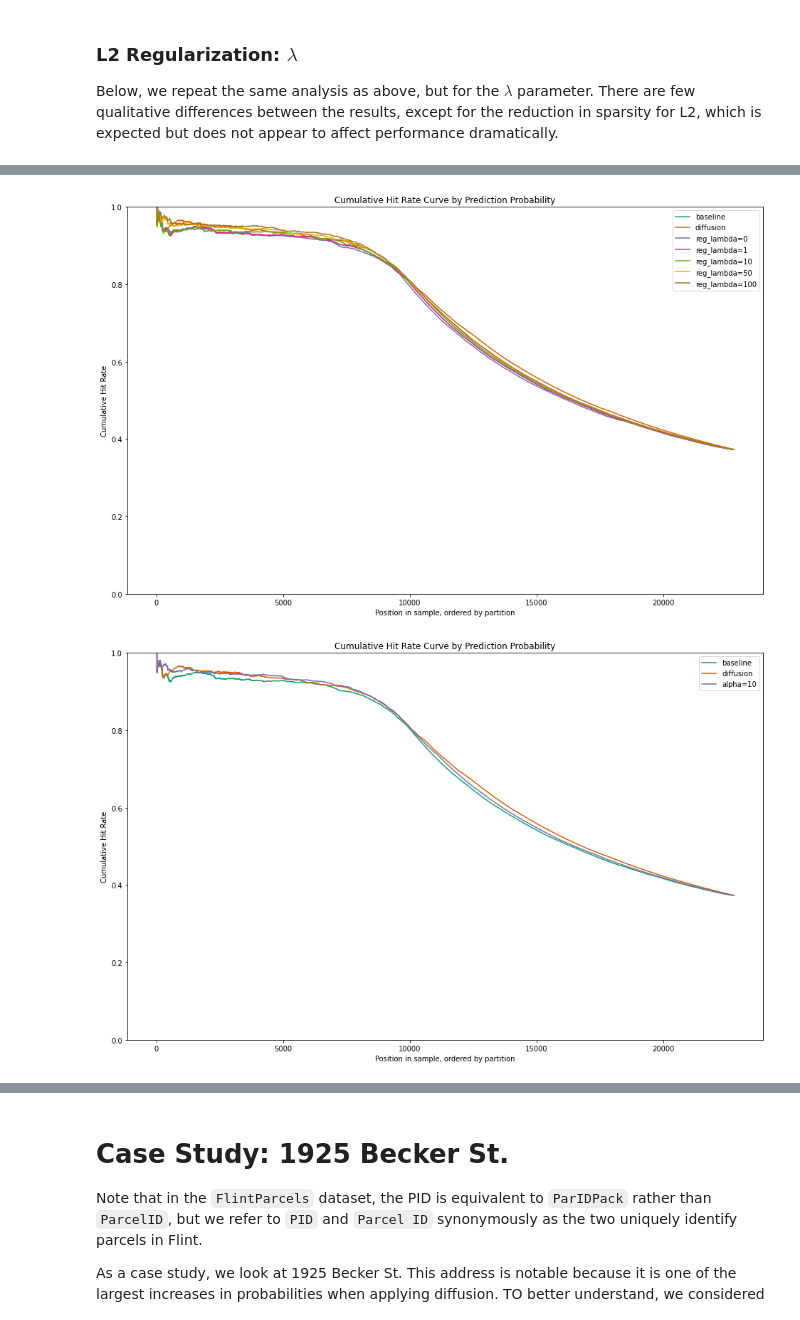
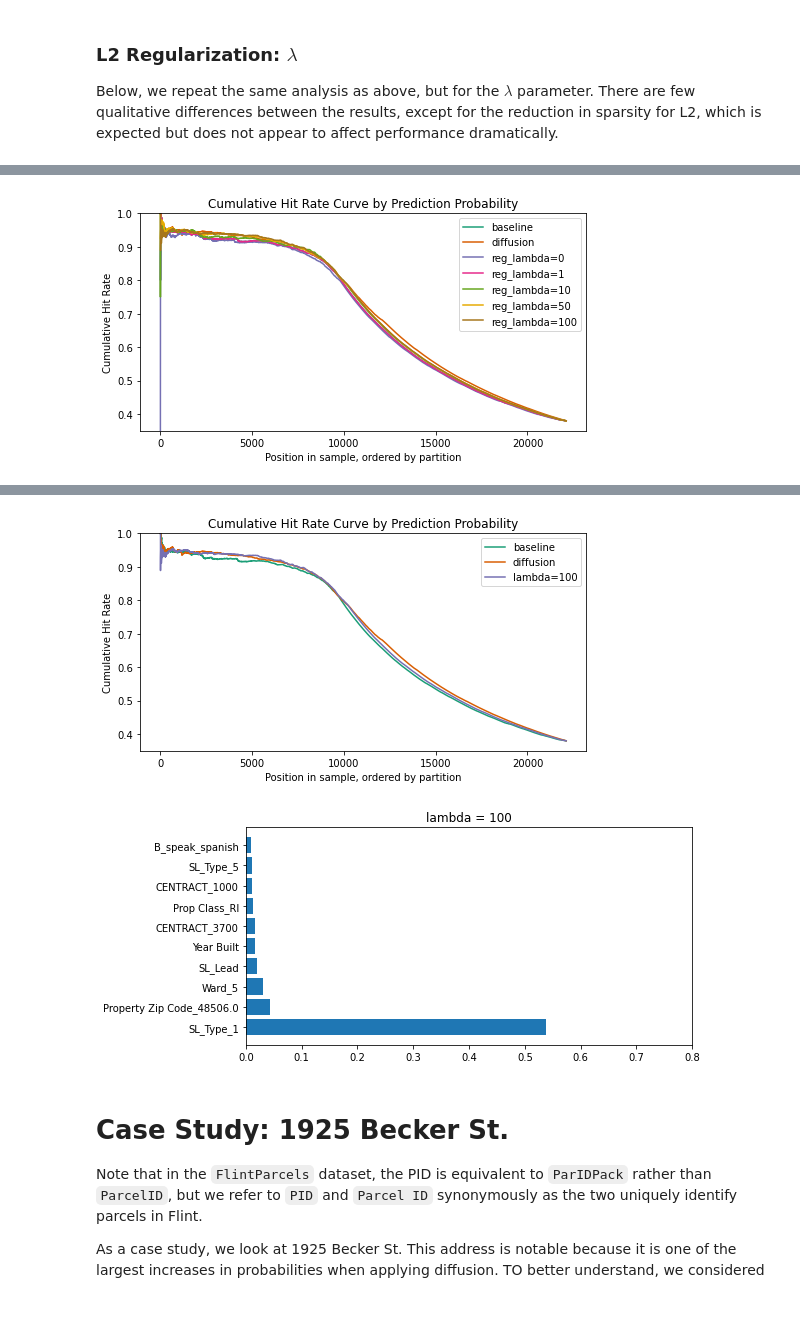
Before and after one commit to mcembalest/teamBlueConduit, a Jupyter notebook: notebooks/Explore_Diffusion_Results.ipynb, the cells around one changed output, grey strips where cells are left out. Cells and saved outputs as stored; diff of their text form; code cells hidden in the pictures.

```diff
--- a/notebooks/Explore_Diffusion_Results.ipynb
+++ b/notebooks/Explore_Diffusion_Results.ipynb
@@ -605,5 +632,8 @@ hexagons = partitions_builder.Partition(partition_type='hexagon', num_cells_acro
 # %%
-result_dict  = select_data(Xdata,
+alpha_results = []
+ytests = []
+for split in [0,1,2]:
+  result_dict  = select_data(Xdata,
                             Ydata,
                             location,
                             train_pid,
@@ -615,5 +645,7 @@ result_dict  = select_data(Xdata,
                             n_hexagons=hex_size,
                             split=split,
                             generate_hexagons=False)
-
-baseline_pred = test_pred_all[f'ts_{train_size}'][f'res_{hex_size}'][split]
+  baseline_pred = test_pred_all[f'ts_{train_size}'][f'res_{hex_size}'][split]
+  xgb_results = gen_reg_params('reg_alpha', result_dict)
+  alpha_results.append(xgb_results)
+  ytests.append(result_dict['Ytest'])
@@ -677,3 +703,26 @@ plot_feature_importances('reg_alpha', result_dict, n=10, figsize=(8,20))
 ### L2 Regularization: $\lambda$
 
 Below, we repeat the same analysis as above, but for the $\lambda$ parameter. There are few qualitative differences between the results, except for the reduction in sparsity for L2, which is expected but does not appear to affect performance dramatically.
+# %%
+lambda_results = []
+for split in [0,1,2]:
+  result_dict  = select_data(Xdata,
+                            Ydata,
+                            location,
+                            train_pid,
+                            test_pid,
+                            train_pred_diff,
+                            test_pred_diff,
+                            partitions_builder,
+                            train_size=train_size,
+                            n_hexagons=hex_size,
+                            split=split,
+                            generate_hexagons=False)
+  baseline_pred = test_pred_all[f'ts_{train_size}'][f'res_{hex_size}'][split]
+  xgb_results = gen_reg_params('reg_lambda', result_dict)
+  lambda_results.append(xgb_results)
+
+## Extract and report best results by logloss
+for i, lam in enumerate([0, 1, 10, 50, 100]):
+  lls = [log_loss(ytests[j], s[i]) for j, s in enumerate(lambda_results)]
+  print(f"Lambda: {lam} -- Log Loss: {np.array(lls).mean():0.3f}")
@@ -680,10 +735,6 @@ Below, we repeat the same analysis as above, but for the $\lambda$ parameter. Th
 # %%
 xgb_results = gen_reg_params('reg_lambda', result_dict)
 plot_hit_rate_curve(result_dict['Ytest'], [baseline_pred, result_dict['test_pred']]+xgb_results, labels=['baseline', 'diffusion']+[f'reg_lambda={s}' for s in [0, 1, 10, 50, 100]], plot_probs=False, mode='partition',
-                    threshold_init=0.9, parcel_df=hexagons.parcel_gdf, pid_list=result_dict['test_pid'], figsize=(16,10))
-plot_hit_rate_curve(result_dict['Ytest'], [baseline_pred, result_dict['test_pred'], xgb_results[-1]], labels=['baseline', 'diffusion', 'alpha=100'], plot_probs=False, mode='partition',
-                    threshold_init=0.9, parcel_df=hexagons.parcel_gdf, pid_list=result_dict['test_pid'], figsize=(16,10))
-plot_feature_importances('reg_lambda', result_dict, n=10, figsize=(8,20))
+                    threshold_init=0.9, parcel_df=hexagons.parcel_gdf, pid_list=result_dict['test_pid'], figsize=(8,4), min_hit_rate=0.35)
 # %% [output]
-[figure, old version]
+[figure, new version]
-[figure, removed]
@@ -691,3 +741,12 @@ plot_feature_importances('reg_lambda', result_dict, n=10, figsize=(8,20))
+# %%
+plot_hit_rate_curve(result_dict['Ytest'], [baseline_pred, result_dict['test_pred'], xgb_results[-1]], labels=['baseline', 'diffusion', 'lambda=100'], plot_probs=False, mode='partition',
+                    threshold_init=0.9, parcel_df=hexagons.parcel_gdf, pid_list=result_dict['test_pid'], figsize=(8,4), min_hit_rate=0.35)
+# %% [output]
+[figure, added]
+# %%
+plot_feature_importances('reg_lambda', result_dict, n=10, figsize=(8,4), strengths=[100])
+# %% [output]
+[figure, added]
 # %% [markdown]
 # Case Study: 1925 Becker St.
 Note that in the `FlintParcels` dataset, the PID is equivalent to `ParIDPack` rather than `ParcelID`, but we refer to `PID` and `Parcel ID` synonymously as the two uniquely identify parcels in Flint.
```
Also changed, not shown: parts of 18 cells of this notebook.
